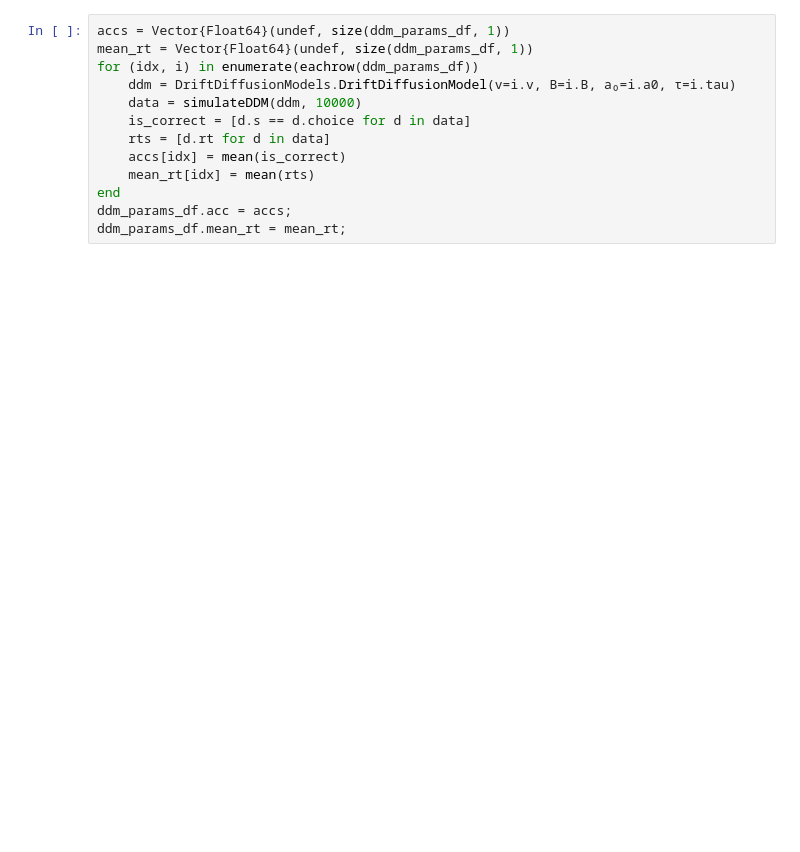
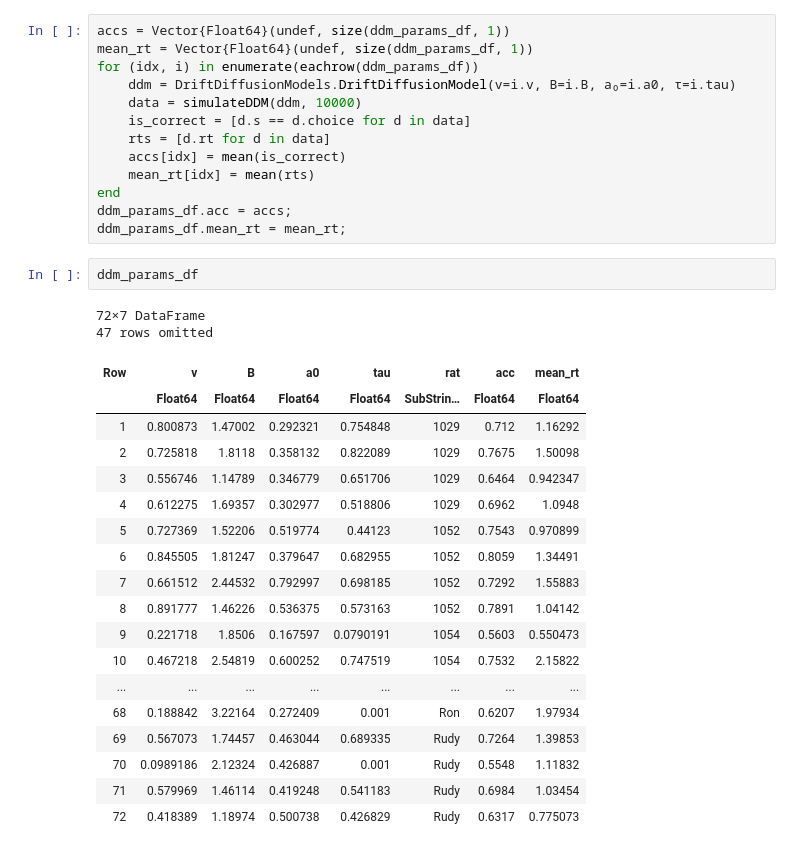
Before and after one commit to depasquale-lab/24_Hour_Behavior, a Jupyter notebook: notebooks/PopulationDDMHMM.ipynb, the cells around one changed output. Saved outputs shown, nothing was run; the diff lists cells and outputs as text; blank space fills up the shorter version.

```diff
--- a/notebooks/PopulationDDMHMM.ipynb
+++ b/notebooks/PopulationDDMHMM.ipynb
@@ -75,6 +81,29 @@ for (idx, i) in enumerate(eachrow(ddm_params_df))
 end
 ddm_params_df.acc = accs;
 ddm_params_df.mean_rt = mean_rt;
+# %%
+ddm_params_df
+# %% [output]
+72×7 DataFrame
+47 rows omitted
+| Row | v | B | a0 | tau | rat | acc | mean_rt |
+|  | Float64 | Float64 | Float64 | Float64 | SubStrin… | Float64 | Float64 |
+| 1 | 0.800873 | 1.47002 | 0.292321 | 0.754848 | 1029 | 0.712 | 1.16292 |
+| 2 | 0.725818 | 1.8118 | 0.358132 | 0.822089 | 1029 | 0.7675 | 1.50098 |
+| 3 | 0.556746 | 1.14789 | 0.346779 | 0.651706 | 1029 | 0.6464 | 0.942347 |
+| 4 | 0.612275 | 1.69357 | 0.302977 | 0.518806 | 1029 | 0.6962 | 1.0948 |
+| 5 | 0.727369 | 1.52206 | 0.519774 | 0.44123 | 1052 | 0.7543 | 0.970899 |
+| 6 | 0.845505 | 1.81247 | 0.379647 | 0.682955 | 1052 | 0.8059 | 1.34491 |
+| 7 | 0.661512 | 2.44532 | 0.792997 | 0.698185 | 1052 | 0.7292 | 1.55883 |
+| 8 | 0.891777 | 1.46226 | 0.536375 | 0.573163 | 1052 | 0.7891 | 1.04142 |
+| 9 | 0.221718 | 1.8506 | 0.167597 | 0.0790191 | 1054 | 0.5603 | 0.550473 |
+| 10 | 0.467218 | 2.54819 | 0.600252 | 0.747519 | 1054 | 0.7532 | 2.15822 |
+| ... | ... | ... | ... | ... | ... | ... | ... |
+| 68 | 0.188842 | 3.22164 | 0.272409 | 0.001 | Ron | 0.6207 | 1.97934 |
+| 69 | 0.567073 | 1.74457 | 0.463044 | 0.689335 | Rudy | 0.7264 | 1.39853 |
+| 70 | 0.0989186 | 2.12324 | 0.426887 | 0.001 | Rudy | 0.5548 | 1.11832 |
+| 71 | 0.579969 | 1.46114 | 0.419248 | 0.541183 | Rudy | 0.6984 | 1.03454 |
+| 72 | 0.418389 | 1.18974 | 0.500738 | 0.426829 | Rudy | 0.6317 | 0.775073 |
 # %%
 
 function high_low_by_rat(df::DataFrame; acc::Symbol=:acc)
```
Also changed, not shown: parts of 25 cells of this notebook, 7 other files.
